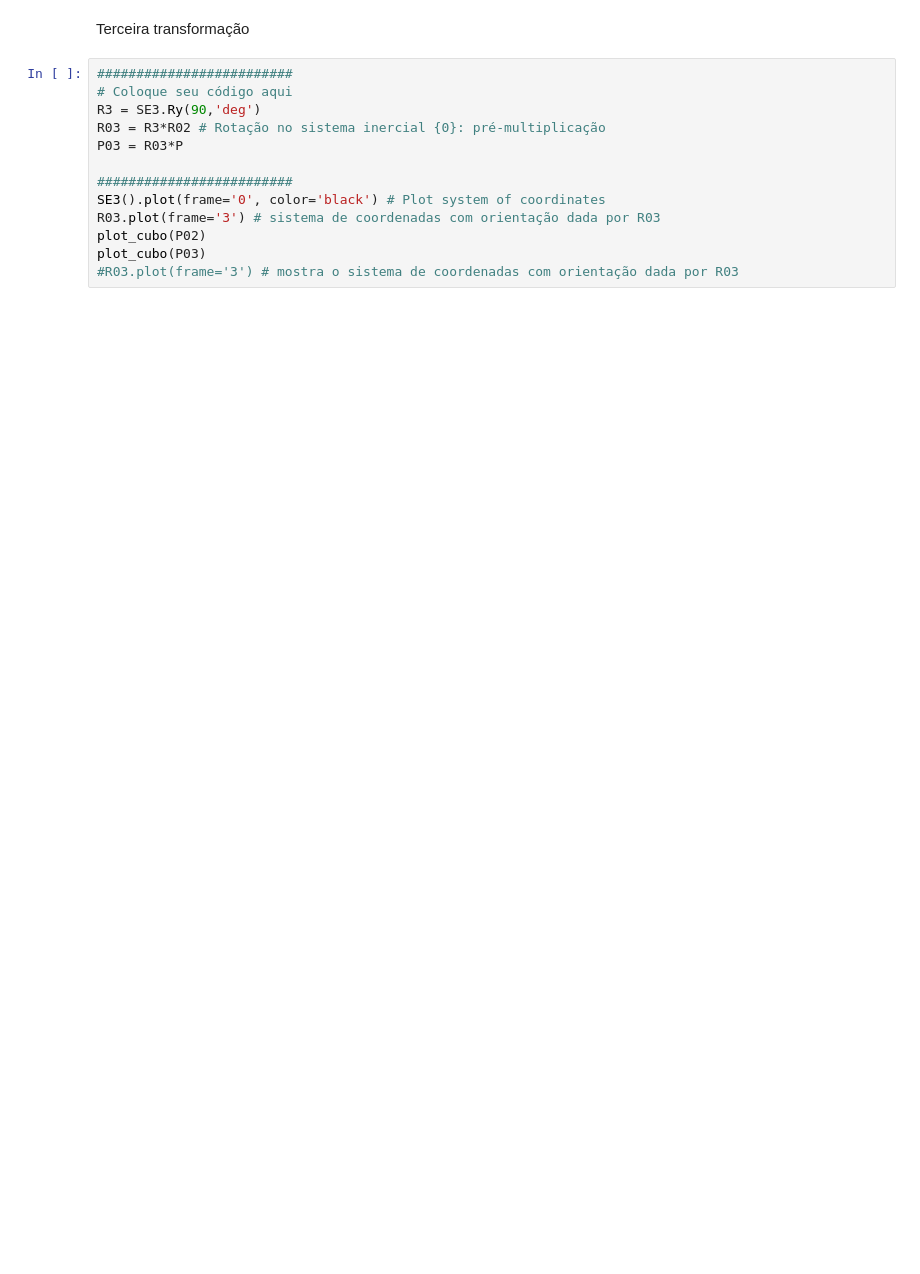
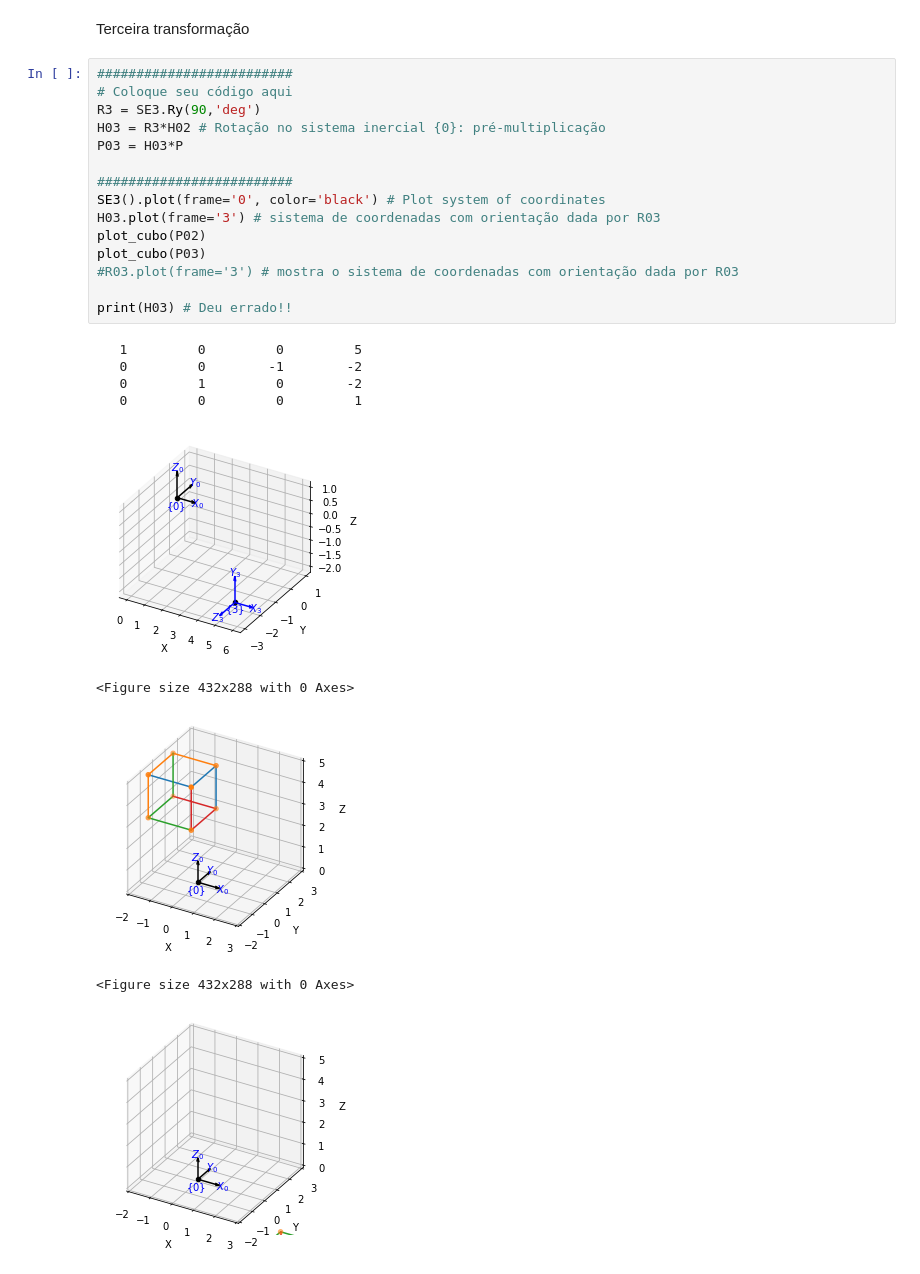
Before and after one commit to RafaelBaquero/lab-robos-manip, a Jupyter notebook: sel0634_tarefa1_Incompleta.ipynb, the cells around one changed output. Drawn from its saved outputs; the diff is of its cells as text; blank space fills up the shorter version.

```diff
--- a/sel0634_tarefa1_Incompleta.ipynb
+++ b/sel0634_tarefa1_Incompleta.ipynb
@@ -353,13 +355,25 @@ Terceira transformação
 # %%
 #########################
 # Coloque seu código aqui
 R3 = SE3.Ry(90,'deg')
-R03 = R3*R02 # Rotação no sistema inercial {0}: pré-multiplicação
-P03 = R03*P
+H03 = R3*H02 # Rotação no sistema inercial {0}: pré-multiplicação
+P03 = H03*P
 
 #########################
 SE3().plot(frame='0', color='black') # Plot system of coordinates
-R03.plot(frame='3') # sistema de coordenadas com orientação dada por R03
+H03.plot(frame='3') # sistema de coordenadas com orientação dada por R03
 plot_cubo(P02)
 plot_cubo(P03)
 #R03.plot(frame='3') # mostra o sistema de coordenadas com orientação dada por R03
+
+print(H03) # Deu errado!!
+# %% [output]
+   1         0         0         5
+   0         0        -1        -2
+   0         1         0        -2
+   0         0         0         1
+[figure, added]
+<Figure size 432x288 with 0 Axes>
+[figure, added]
+<Figure size 432x288 with 0 Axes>
+[figure, added]
```
Also changed, not shown: parts of 2 cells of this notebook.
